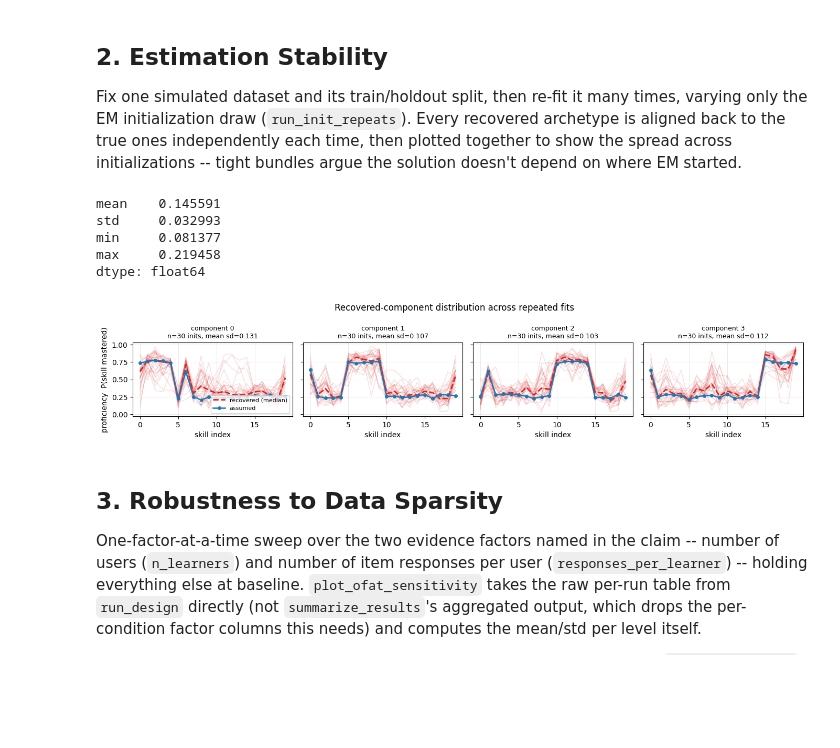
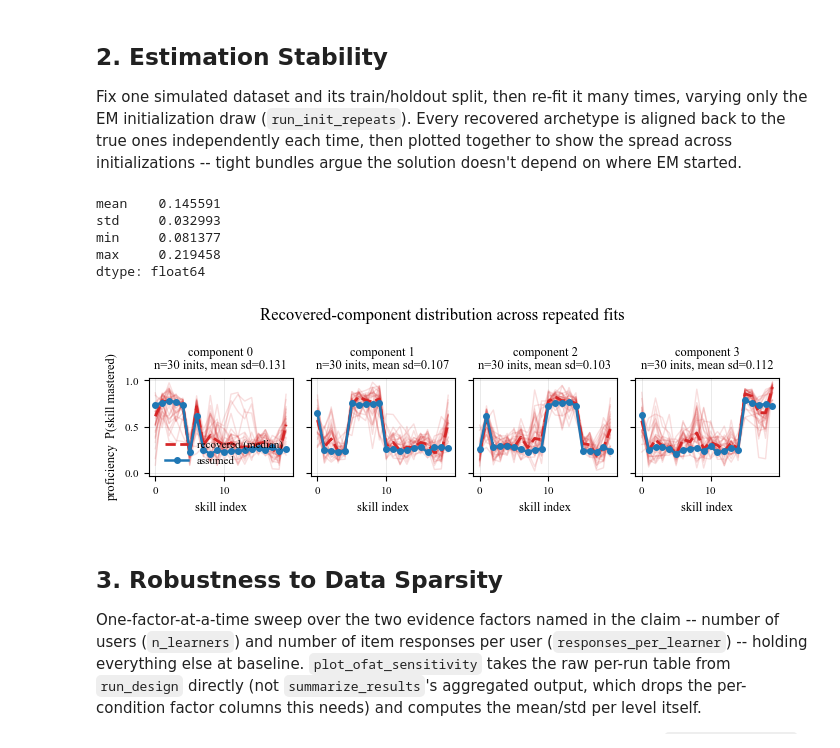
Before and after one commit to lentin26/mixture-of-latent-archetypes, a Jupyter notebook: notebooks/simulation-study.ipynb, the cells around one changed output. Cells and saved outputs as stored; diff of their text form; code cells hidden in the pictures; blank space fills up the shorter version.

```diff
--- a/notebooks/simulation-study.ipynb
+++ b/notebooks/simulation-study.ipynb
@@ -42,24 +59,26 @@ Fix one simulated dataset and its train/holdout split, then re-fit it many times
 # %%
 import pandas as pd
 from src.simulations.factors import SimulationCondition
 from src.simulations.run import run_init_repeats
 from src.simulations.viz import plot_component_recovery_distribution
 
 stability_condition = SimulationCondition(
     n_archetypes=4, n_learners=10_000, initialization="random"
 )
 stability_results = run_init_repeats(stability_condition, data_seed=0, n_repeats=30)
-plot_component_recovery_distribution(stability_results, save="figures/stability.pdf")
+plot_component_recovery_distribution(
+    stability_results, figsize=figsize("acm-sigconf-text", aspect=0.32), save="figures/stability.pdf"
+)
 
 mu_rmse_by_repeat = pd.Series([r.metrics["mu_rmse"] for r in stability_results])
 mu_rmse_by_repeat.describe()[["mean", "std", "min", "max"]]
 # %% [output]
 mean    0.145591
 std     0.032993
 min     0.081377
 max     0.219458
 dtype: float64
-[figure, old version]
+[figure, new version]
 # %% [markdown]
 ## 3. Robustness to Data Sparsity
 
```
Also changed, not shown: parts of 5 cells of this notebook, 9 other files.
